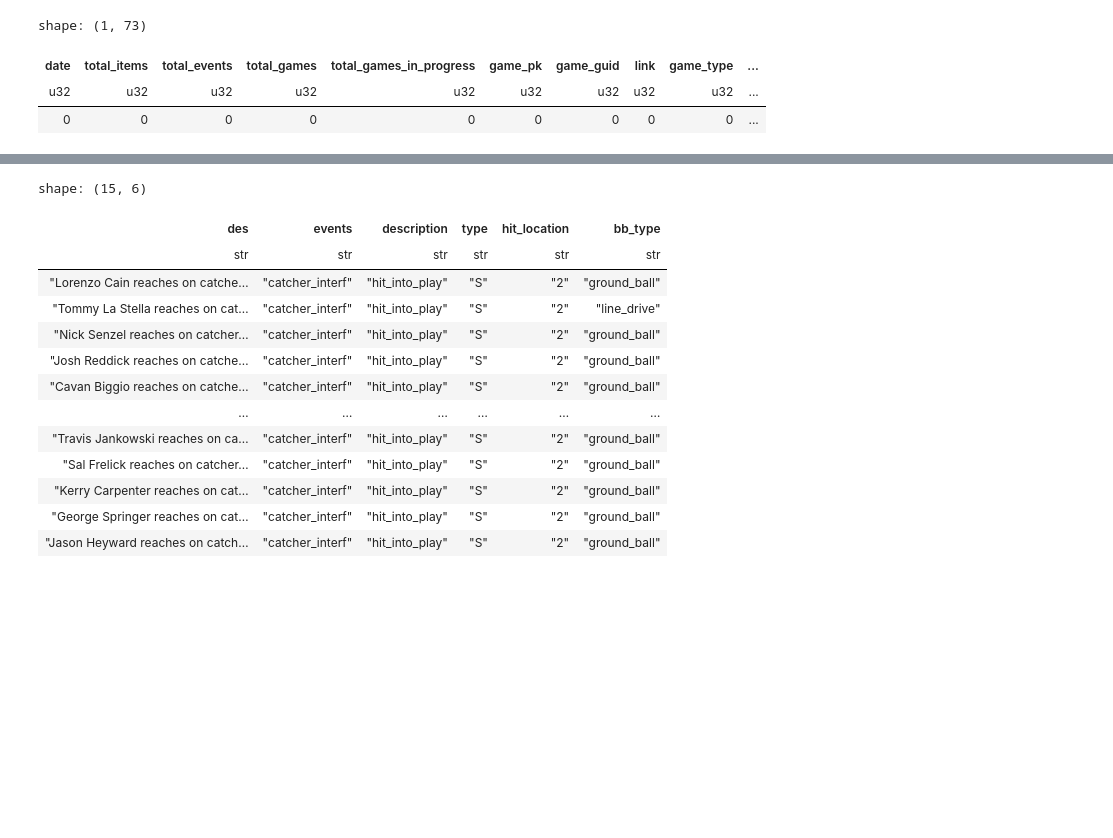
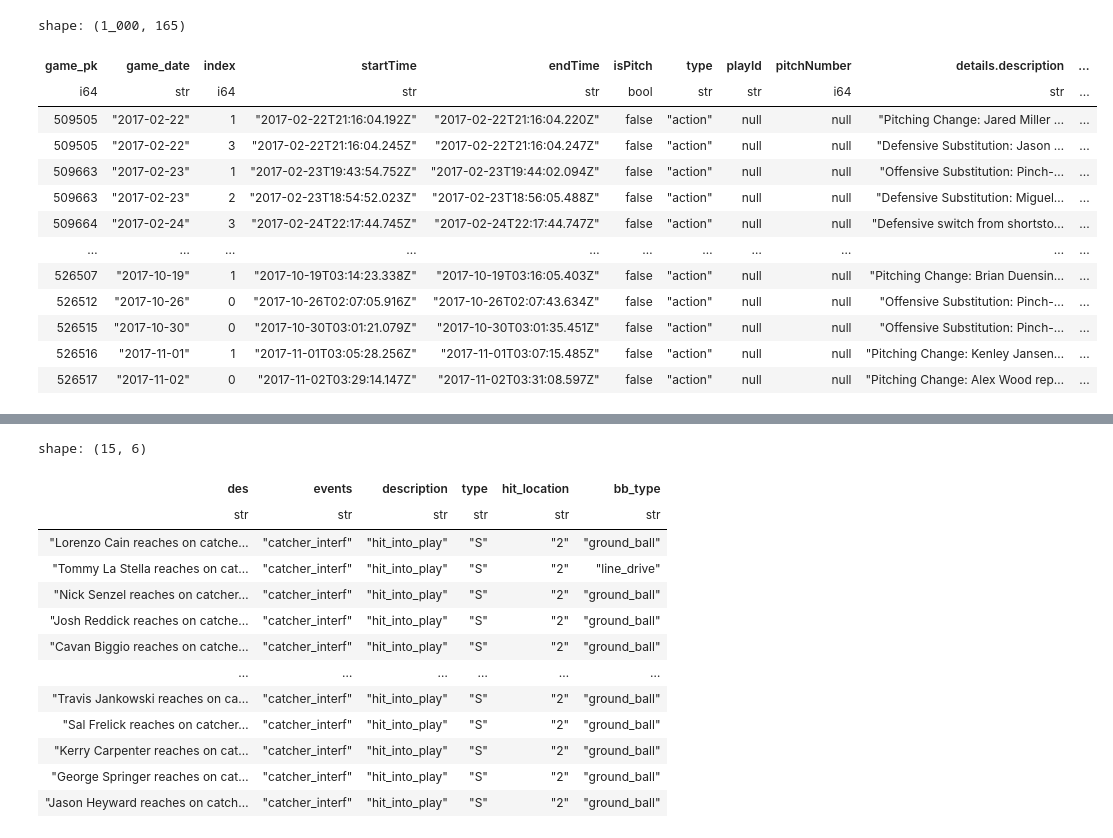
Before and after one commit to chernobylx/Saber, a Jupyter notebook: cleaning.ipynb, the cells around one changed output, grey strips where cells are left out. Saved outputs shown, nothing was run; the diff lists cells and outputs as text; code cells hidden in the pictures; blank space fills up the shorter version.

```diff
--- a/cleaning.ipynb
+++ b/cleaning.ipynb
@@ -347,0 +521,6 @@ sc_schema_clean = pl.Schema(
+# %%
+df_pbp = pl.scan_csv(
+    'data/pbp/pbp_2017.csv',
+    null_values='NA'
+)
+df_pbp.describe()
@@ -348,3 +540,22 @@ sc_schema_clean = pl.Schema(
+# %%
+df_pbp.filter(
+    ~pl.col('battingOrder').is_null()
+).collect().sample(1000)
+# %% [output]
+shape: (1_000, 165)
+| game_pk | game_date | index | startTime | endTime | isPitch | type | playId | pitchNumber | details.description | ... |
+| i64 | str | i64 | str | str | bool | str | str | i64 | str | ... |
+| 509505 | "2017-02-22" | 1 | "2017-02-22T21:16:04.192Z" | "2017-02-22T21:16:04.220Z" | false | "action" | null | null | "Pitching Change: Jared Miller … | ... |
+| 509505 | "2017-02-22" | 3 | "2017-02-22T21:16:04.245Z" | "2017-02-22T21:16:04.247Z" | false | "action" | null | null | "Defensive Substitution: Jason … | ... |
+| 509663 | "2017-02-23" | 1 | "2017-02-23T19:43:54.752Z" | "2017-02-23T19:44:02.094Z" | false | "action" | null | null | "Offensive Substitution: Pinch-… | ... |
+| 509663 | "2017-02-23" | 2 | "2017-02-23T18:54:52.023Z" | "2017-02-23T18:56:05.488Z" | false | "action" | null | null | "Defensive Substitution: Miguel… | ... |
+| 509664 | "2017-02-24" | 3 | "2017-02-24T22:17:44.745Z" | "2017-02-24T22:17:44.747Z" | false | "action" | null | null | "Defensive switch from shortsto… | ... |
+| … | … | … | … | … | … | … | … | … | … | ... |
+| 526507 | "2017-10-19" | 1 | "2017-10-19T03:14:23.338Z" | "2017-10-19T03:16:05.403Z" | false | "action" | null | null | "Pitching Change: Brian Duensin… | ... |
+| 526512 | "2017-10-26" | 0 | "2017-10-26T02:07:05.916Z" | "2017-10-26T02:07:43.634Z" | false | "action" | null | null | "Offensive Substitution: Pinch-… | ... |
+| 526515 | "2017-10-30" | 0 | "2017-10-30T03:01:21.079Z" | "2017-10-30T03:01:35.451Z" | false | "action" | null | null | "Offensive Substitution: Pinch-… | ... |
+| 526516 | "2017-11-01" | 1 | "2017-11-01T03:05:28.256Z" | "2017-11-01T03:07:15.485Z" | false | "action" | null | null | "Pitching Change: Kenley Jansen… | ... |
+| 526517 | "2017-11-02" | 0 | "2017-11-02T03:29:14.147Z" | "2017-11-02T03:31:08.597Z" | false | "action" | null | null | "Pitching Change: Alex Wood rep… | ... |
 # %%
 def clean_schedules(schema):
     for f in schedule.glob('schedule_????.csv'):
@@ -434,15 +645,6 @@ clean_statcast(sc_schema)
 # %%
 df_sch = pl.scan_csv(schedule/'clean_schedule_????.csv', schema = sched_schema)
 df_sc = pl.scan_csv(statcast/'clean_statcast_????.csv', schema = sc_schema_clean)
-# %%
-from polars import GPUEngine
-df_sch_gpu = df_sch.with_columns(pl.col(pl.Categorical).cast(pl.String))
-df_sch_gpu.collect(engine=GPUEngine(raise_on_fail=True)).null_count()
-# %% [output]
-shape: (1, 73)
-| date | total_items | total_events | total_games | total_games_in_progress | game_pk | game_guid | link | game_type | ... |
-| u32 | u32 | u32 | u32 | u32 | u32 | u32 | u32 | u32 | ... |
-| 0 | 0 | 0 | 0 | 0 | 0 | 0 | 0 | 0 | ... |
 # %%
 df_sc.describe()
 # %% [output]
```
Also changed, not shown: parts of 19 cells of this notebook, 2 other files.
